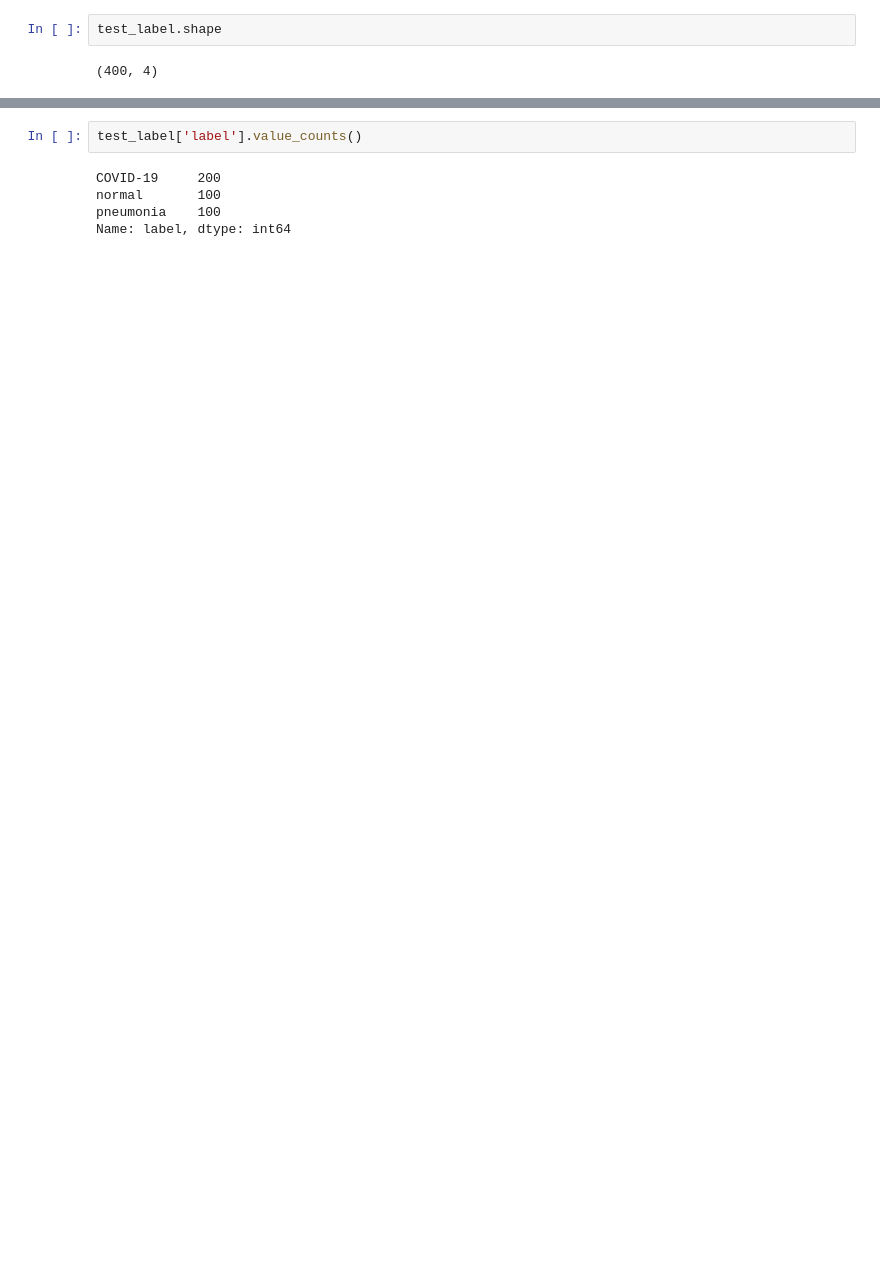
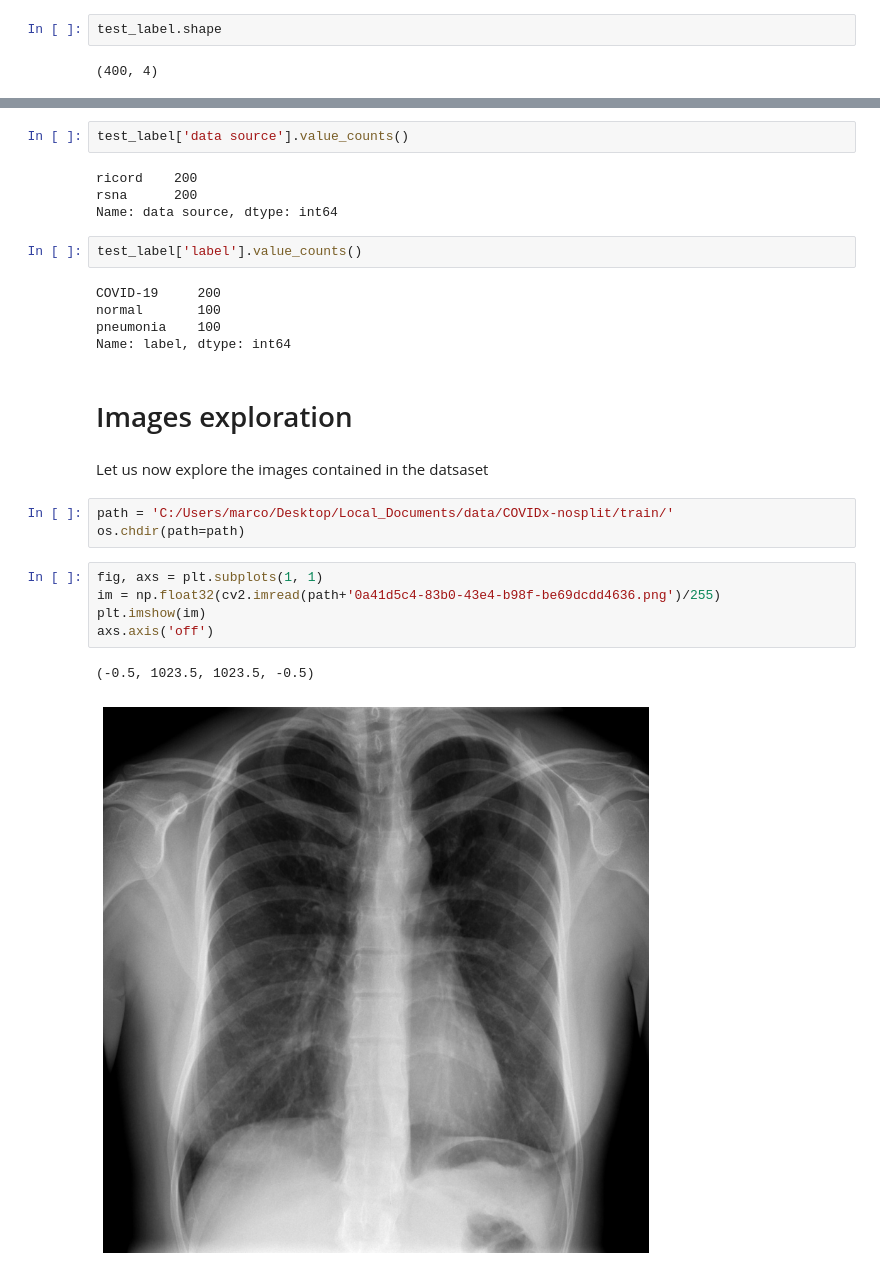
Before and after one commit to giocoal/CXR-ACGAN-chest-xray-generator-covid19-pneumonia, a Jupyter notebook: 2. Image Classification Notebook/1. Exploration/2.1 Data exploration.ipynb, the cells around one changed output, grey strips where cells are left out. Cells and saved outputs as stored; diff of their text form; blank space fills up the shorter version.

```diff
--- a/2. Image Classification Notebook/1. Exploration/2.1 Data exploration.ipynb
+++ b/2. Image Classification Notebook/1. Exploration/2.1 Data exploration.ipynb
@@ -178,3 +168,9 @@ sns.histplot(test_label['label'], discrete=True)
+# %%
+test_label['data source'].value_counts()
+# %% [output]
+ricord    200
+rsna      200
+Name: data source, dtype: int64
 # %%
 test_label['label'].value_counts()
 # %% [output]
@@ -182,3 +178,18 @@ COVID-19     200
 normal       100
 pneumonia    100
 Name: label, dtype: int64
+# %% [markdown]
+# Images exploration
+# %% [markdown]
+Let us now explore the images contained in the datsaset
+# %%
+path = 'C:/Users/marco/Desktop/Local_Documents/data/COVIDx-nosplit/train/'
+os.chdir(path=path)
+# %%
+fig, axs = plt.subplots(1, 1)
+im = np.float32(cv2.imread(path+'0a41d5c4-83b0-43e4-b98f-be69dcdd4636.png')/255)
+plt.imshow(im)
+axs.axis('off')
+# %% [output]
+(-0.5, 1023.5, 1023.5, -0.5)
+[figure, added]
```
Also changed, not shown: parts of 33 cells of this notebook, 6 other files.
